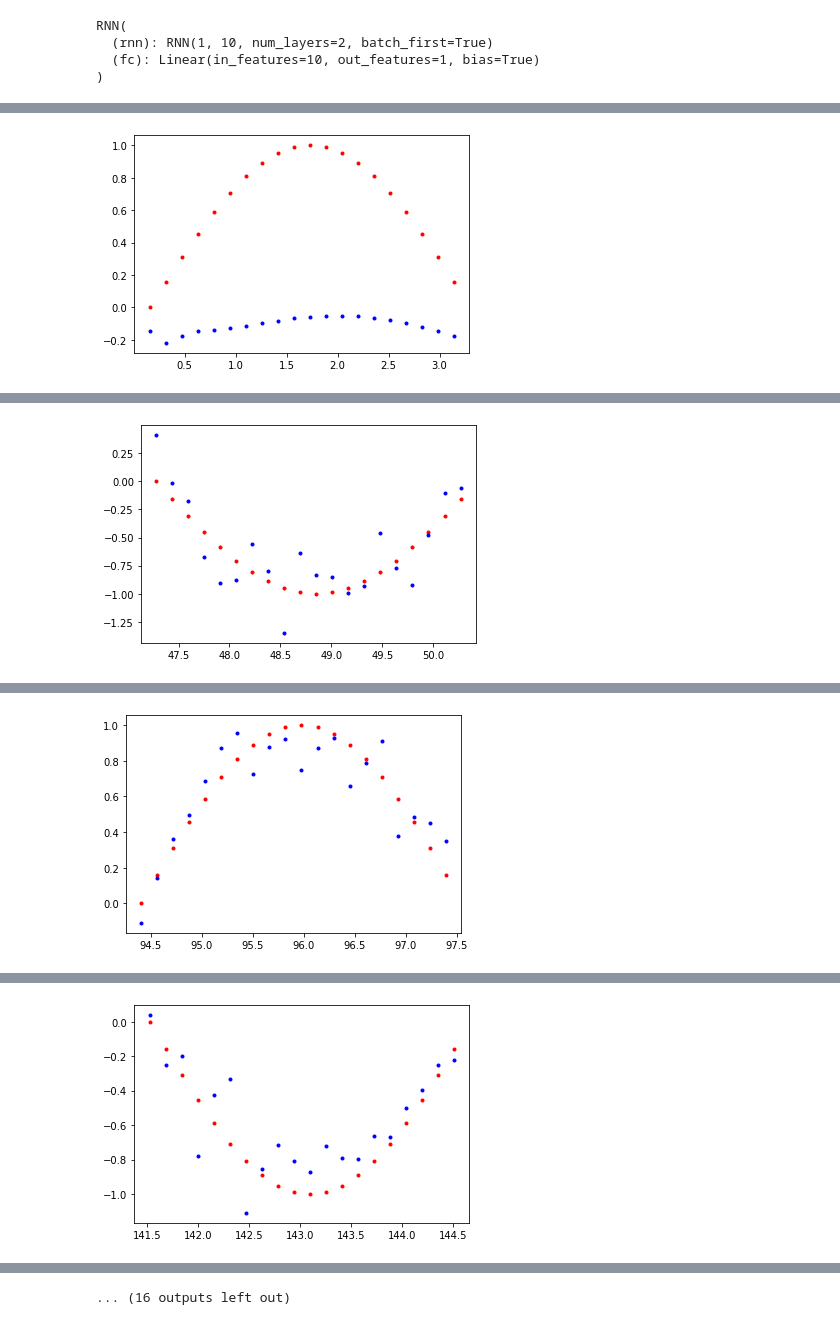
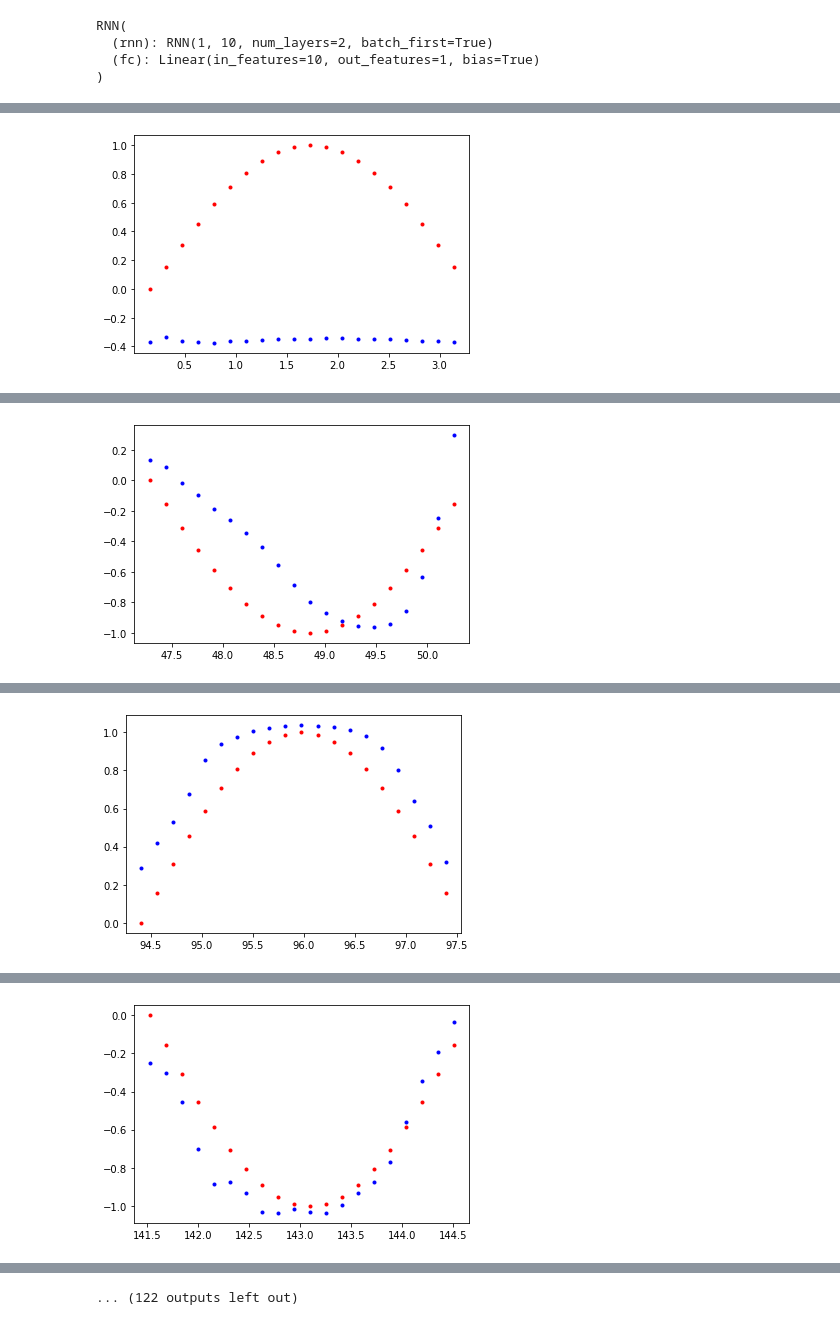
Before and after one commit to MonideepDe/RNN-Examples, a Jupyter notebook: SimpleRNN.ipynb, the cells around one changed output, grey strips where cells are left out. Saved outputs shown, nothing was run; the diff lists cells and outputs as text; code cells hidden in the pictures.

```diff
--- a/SimpleRNN.ipynb
+++ b/SimpleRNN.ipynb
@@ -223,7 +224,7 @@ def train(rnn, n_steps, print_every):
 #     return x,y,x_tensor, y_tensor, time_steps
 # %%
 # train the rnn and monitor results
-n_steps = 200
+n_steps = 1000
 print_every = 15
 
 trained_rnn = train(rnn, n_steps, print_every)
@@ -232 +233 @@ Loss:  0.6339322328567505
-[figure, old version]
+[figure, new version]
@@ -234 +235 @@ Loss:  0.0671546459197998
-[figure, old version]
+[figure, new version]
@@ -236 +237 @@ Loss:  0.031987354159355164
-[figure, old version]
+[figure, new version]
@@ -238 +239 @@ Loss:  0.038282014429569244
-[figure, old version]
+[figure, new version]
@@ -243 +244 @@ Loss:  0.009259754791855812
-... (16 outputs left out)
+... (122 outputs left out)
```
Also changed, not shown: parts of 3 cells of this notebook.
